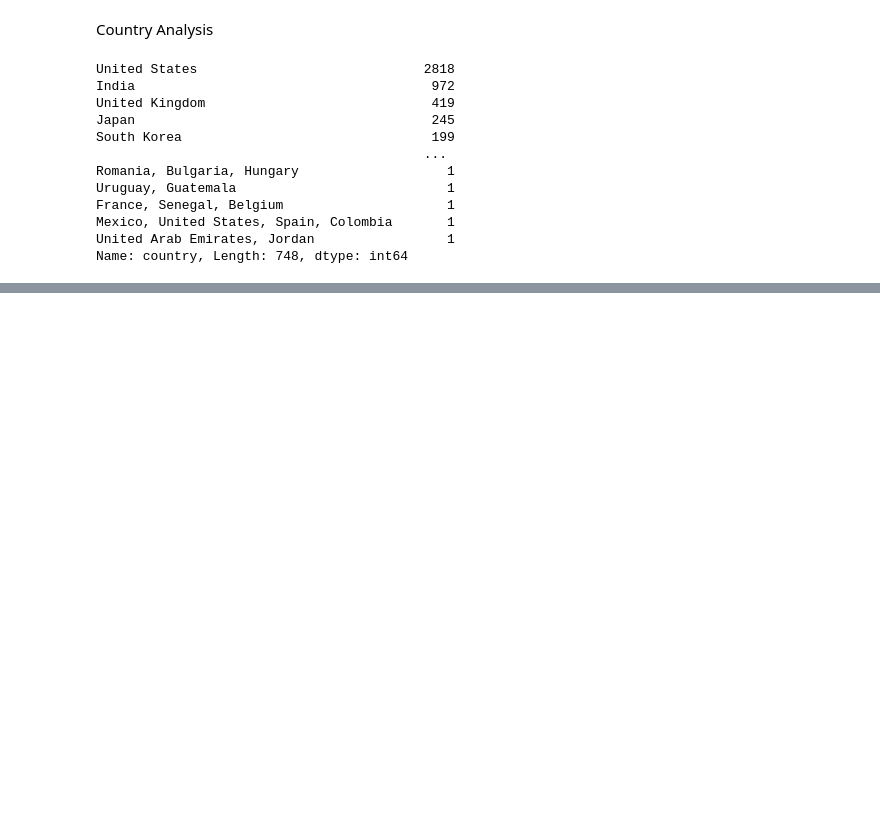
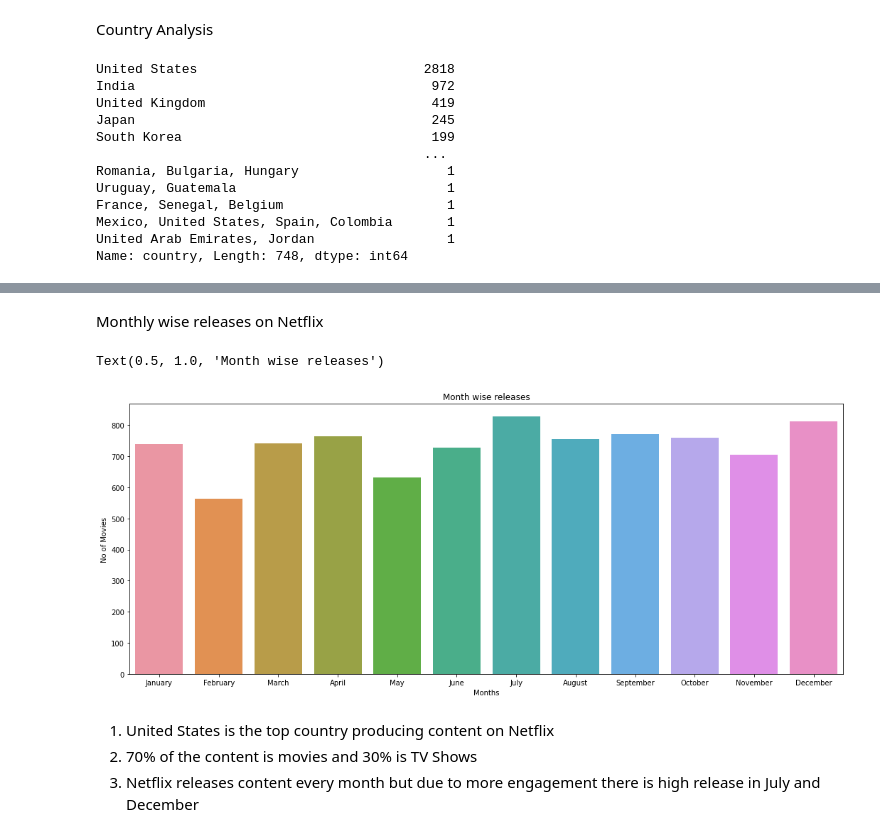
Before and after one commit to sai-pallavi-2003/NetflixShows-DescriptiveAnalysis, a Jupyter notebook: NetflixShows.ipynb, the cells around one changed output, grey strips where cells are left out. Saved outputs shown, nothing was run; the diff lists cells and outputs as text; code cells hidden in the pictures; blank space fills up the shorter version.

```diff
--- a/NetflixShows.ipynb
+++ b/NetflixShows.ipynb
@@ -136,0 +196,23 @@ Name: country, Length: 748, dtype: int64
+# %% [markdown]
+Monthly wise releases on Netflix
+# %%
+# extracting data in the form of months from dates
+
+netflix['month'] = pd.to_datetime(netflix['date_added']).dt.month
+plt.figure(figsize=(18,7))
+
+g = sns.countplot(x='month', data=netflix)
+g.set_xticklabels(['January','February','March','April',
+                   'May','June','July','August','September','October','November','December'])
+g.set_xlabel("Months")
+g.set_ylabel("No of Movies")
+g.set_title("Month wise releases")
+# %% [output]
+Text(0.5, 1.0, 'Month wise releases')
+[figure, added]
+# %% [markdown]
+
+
+1.   United States is the top country producing content on Netflix
+2.   70% of the content is movies and 30% is TV Shows
+3.   Netflix releases content every month but due to more engagement there is high release in July and December
```
Also changed, not shown: parts of 10 cells of this notebook.
